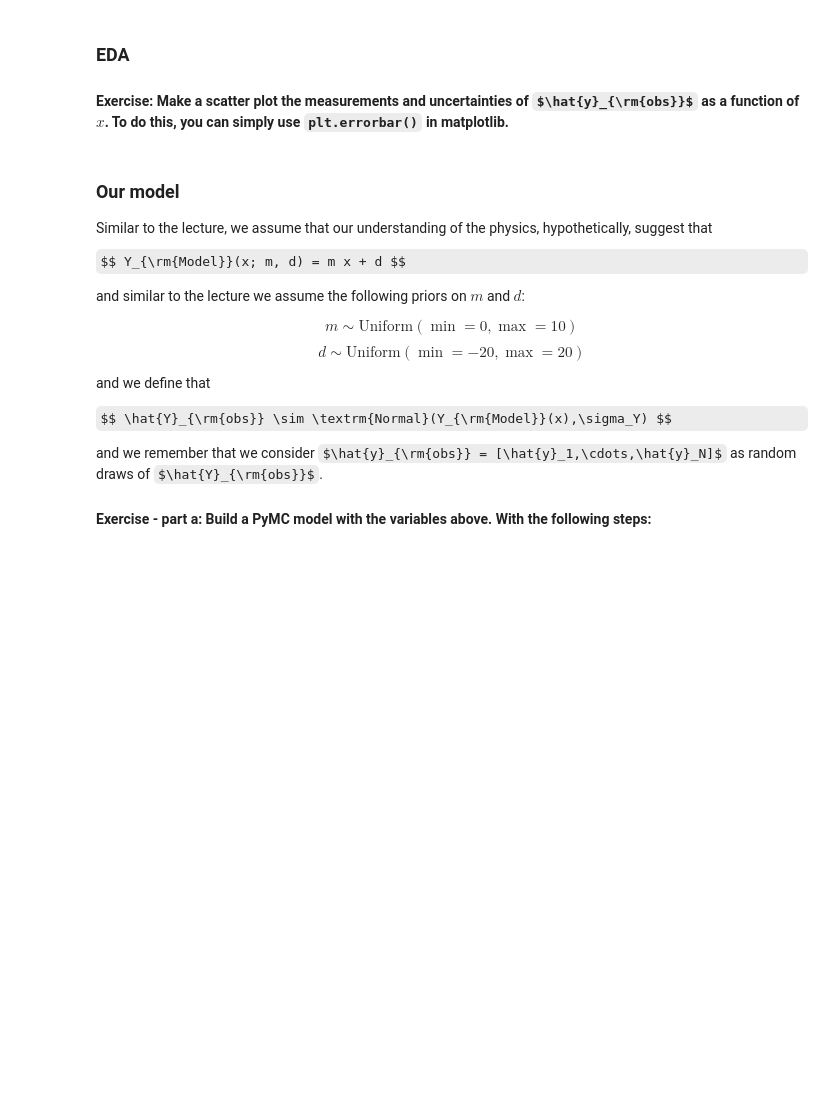
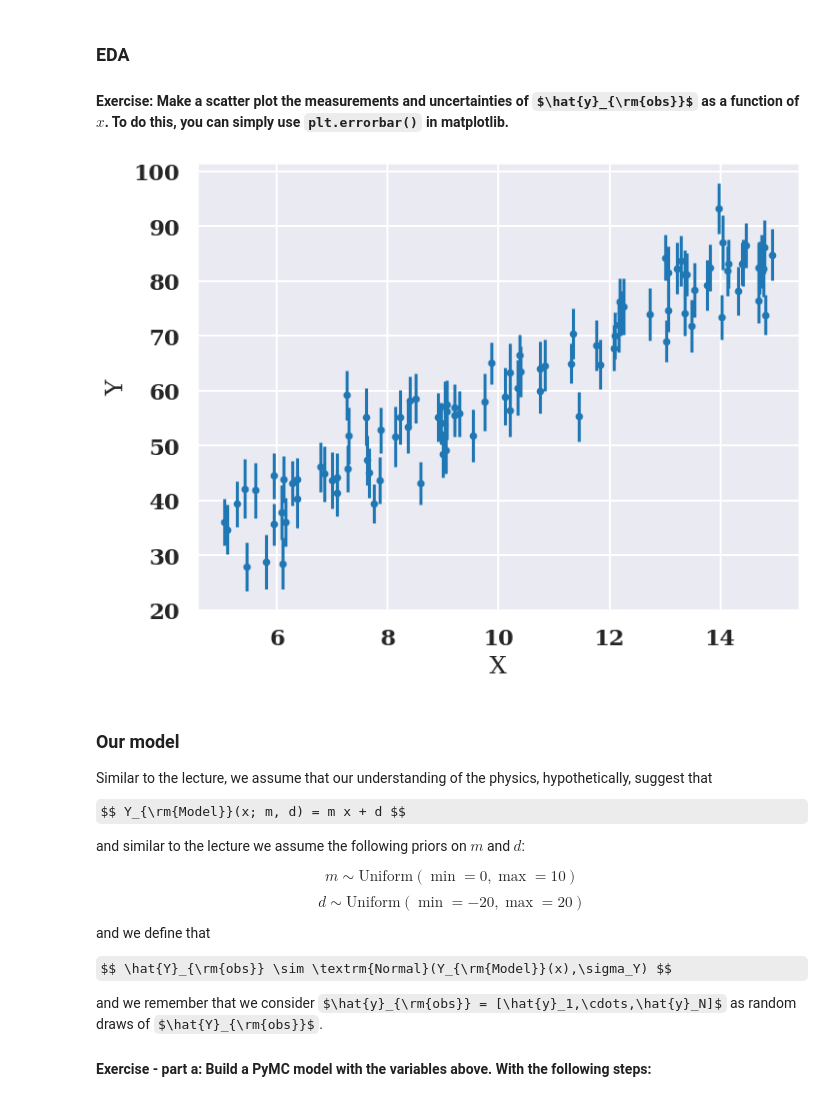
Before and after one commit to CobusL/PHYS4003-tutorials, a Jupyter notebook: Tutorials/T2_update_part1-answers_halfway.ipynb, the cells around one changed output. Saved outputs shown, nothing was run; the diff lists cells and outputs as text; code cells hidden in the pictures; some formulas as TeX source; blank space fills up the shorter version.

```diff
--- a/Tutorials/T2_update_part1-answers_halfway.ipynb
+++ b/Tutorials/T2_update_part1-answers_halfway.ipynb
@@ -337,15 +327,21 @@ DATA.head()
 #### Exercise: Make a scatter plot the measurements and uncertainties of $\hat{y}_{\rm{obs}}$ as a function of $x$. To do this, you can simply use `plt.errorbar()` in matplotlib.
 # %%
 # <your turn>
+x = DATA['x'].to_numpy()
+y = DATA['y_obs'].to_numpy()
+sigma = DATA['sigma_obs'].to_numpy()
 
 fig = plt.figure(figsize=(8, 6))
 ax = fig.add_subplot(1, 1, 1)
 # <your turn>
+ax.errorbar(x,y,sigma,fmt='.')
 
 
 # Plot cosmetics
 ax.set_xlabel('X')
 ax.set_ylabel('Y');
+# %% [output]
+[figure, added]
 # %% [markdown]
 ### Our model
 
```
Also changed, not shown: parts of 22 cells of this notebook.
